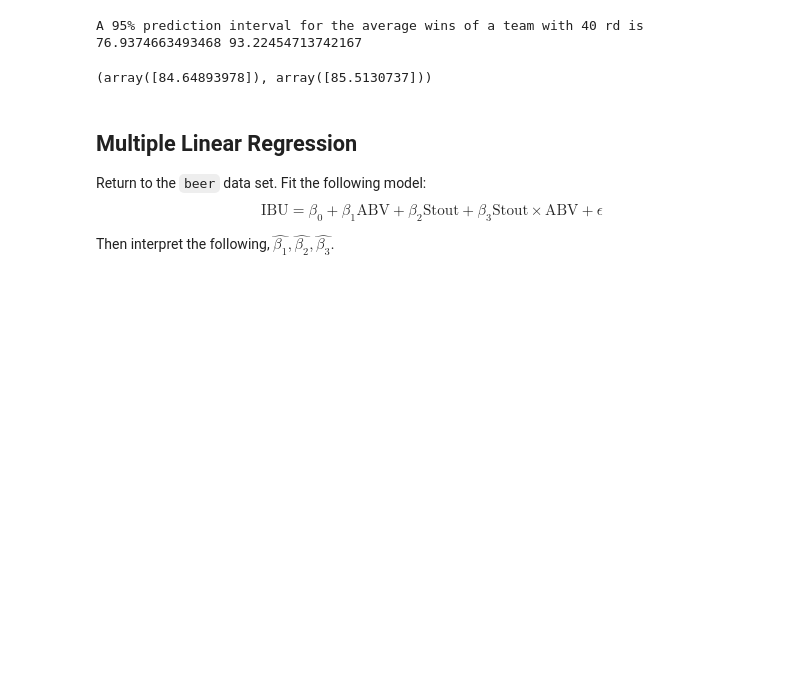
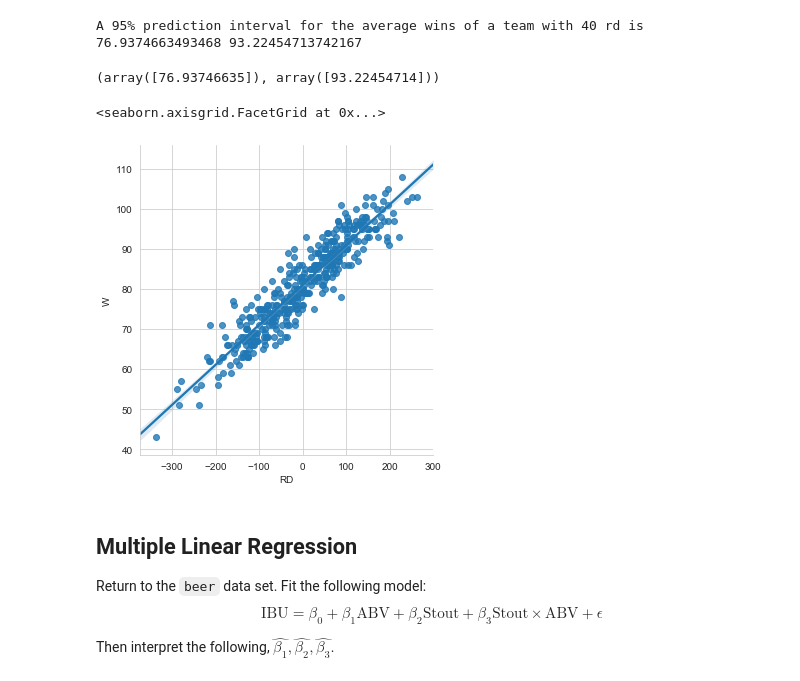
Before and after one commit to toej93/Code2020Materials, a Jupyter notebook: Homework/Regression.ipynb, the cells around one changed output. Drawn from its saved outputs; the diff is of its cells as text; code cells hidden in the pictures; blank space fills up the shorter version.

```diff
--- a/Homework/Regression.ipynb
+++ b/Homework/Regression.ipynb
@@ -171,11 +173,15 @@ print("A 95% prediction interval for the average wins of a team with 40 rd is",
 # %% [output]
 A 95% prediction interval for the average wins of a team with 40 rd is 76.9374663493468 93.22454713742167
 # %%
-get_ci(baseball_train.RD.values,40,res,0.05)
+get_pi(baseball_train.RD.values,40,res,0.05)
 # %% [output]
-(array([84.64893978]), array([85.5130737]))
+(array([76.93746635]), array([93.22454714]))
 # %%
 ## Code here or write here
+sns.lmplot(data=baseball_train, x="RD", y="W")
+# %% [output]
+<seaborn.axisgrid.FacetGrid at 0x...>
+[figure, added]
 # %%
 ## Code here or write here
 # %% [markdown]
```
Also changed, not shown: parts of 24 cells of this notebook, 10 other files.
